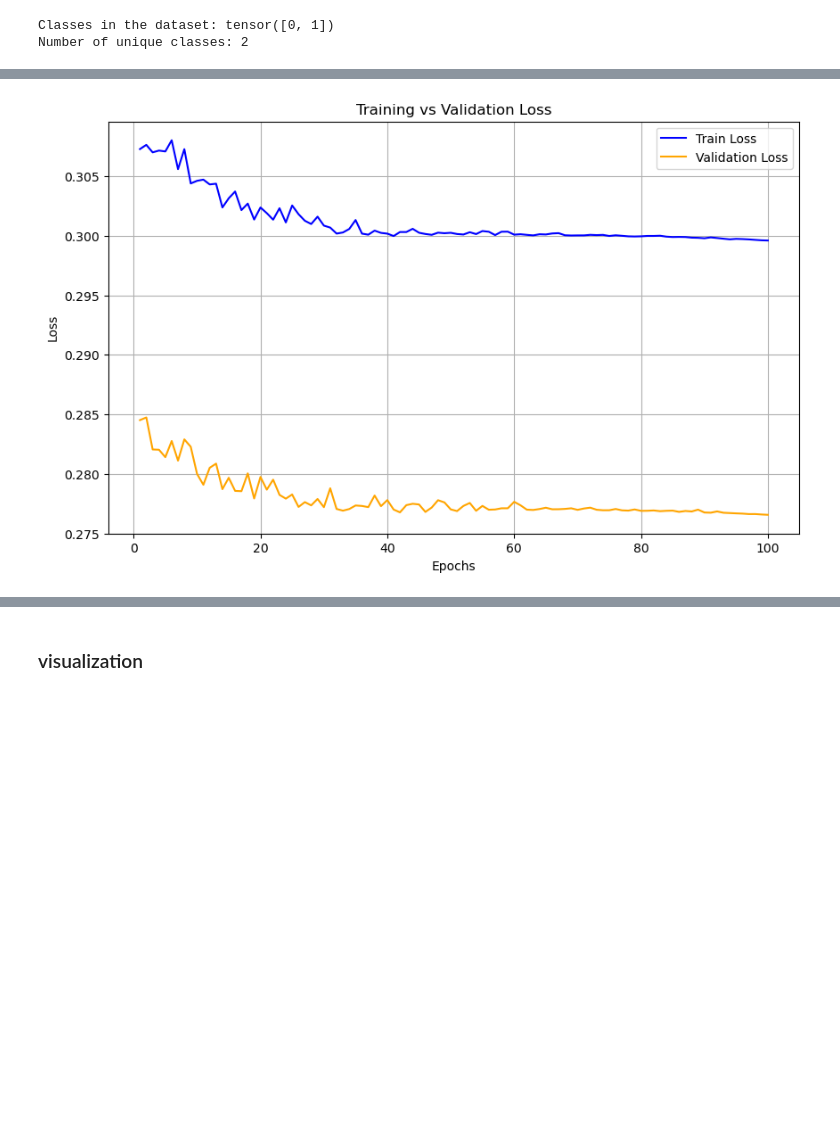
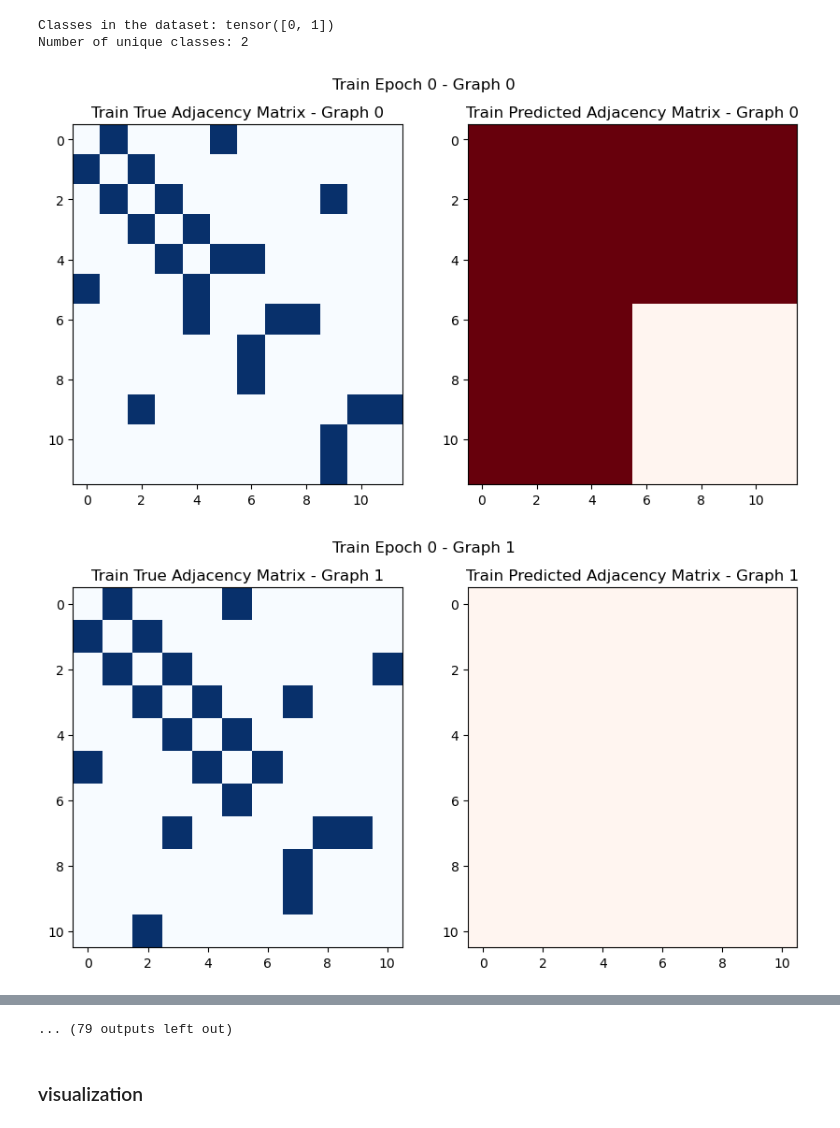
Before and after one commit to kina19131/VGAE_GEN, a Jupyter notebook: MUTAG_GVAE.ipynb, the cells around one changed output, grey strips where cells are left out. Drawn from its saved outputs; the diff is of its cells as text; code cells hidden in the pictures; blank space fills up the shorter version.

```diff
--- a/MUTAG_GVAE.ipynb
+++ b/MUTAG_GVAE.ipynb
@@ -330,14 +320,32 @@ def vae_loss(adj_true, adj_pred, mu, logstd):
     # print(f"Recon Loss: {recon_loss.item():.4f}, KL Div: {kl_divergence.item():.4f}")
 
     return recon_loss + alpha * kl_divergence
+# %%
+import matplotlib.pyplot as plt
+
+def plot_adjacency_matrices(adj_true, adj_pred, epoch, graph_idx, phase="Train"):
+    fig, axes = plt.subplots(1, 2, figsize=(10, 5))
+
+    # Plot the true adjacency matrix
+    ax = axes[0]
+    ax.imshow(adj_true.cpu().detach().numpy(), cmap="Blues", aspect='auto')
+    ax.set_title(f"{phase} True Adjacency Matrix - Graph {graph_idx}")
+
+    # Plot the predicted adjacency matrix
+    ax = axes[1]
+    ax.imshow(adj_pred.cpu().detach().numpy(), cmap="Reds", aspect='auto')
+    ax.set_title(f"{phase} Predicted Adjacency Matrix - Graph {graph_idx}")
+
+    plt.suptitle(f"{phase} Epoch {epoch} - Graph {graph_idx}")
+    plt.show()
 # %%
-def train(loader):
+def train(loader, epoch):
     encoder.train()
     decoder.train()
     total_loss = 0
 
     for batch_idx, data in enumerate(loader):
-        # optimizer.zero_grad()
+        optimizer.zero_grad()
 
         # Encode the graph into a latent representation
         mu, logstd = encoder(data.x, data.edge_index, data.batch)
@@ -382,6 +390,10 @@ def train(loader):
             # print(f"TRAIN, Graph {i}: adj_pred shape = {adj_pred.shape}, adj_true shape = {adj_true.shape}")
             # print(f"TRAIN, mu[{i}] mean = {mu[i].mean().item():.4f}, logstd[{i}] mean = {logstd[i].mean().item():.4f}")
 
+            if batch_idx == 0 and epoch % 10 == 0:  # Plot for the first batch every 10 epochs
+                plot_adjacency_matrices(adj_true, adj_pred, epoch, i, phase="Train")
+
+
             # Compute loss
             loss = vae_loss(adj_true, adj_pred, mu[i], logstd[i]) /num_nodes
             # print(f"TRAIN, Unnormalized Loss: {loss.item()*num_nodes:.4f}, num_nodes = {num_nodes}")
@@ -396,7 +408,7 @@ def train(loader):
 
     return total_loss / len(loader)
 # %%
-def validate(loader):
+def validate(loader, epoch):
     encoder.eval()  # Set encoder to evaluation mode
     decoder.eval()  # Set decoder to evaluation mode
     total_loss = 0
@@ -444,6 +456,9 @@ def validate(loader):
                 # # Print shapes and loss-related details
                 # print(f"VAL, Graph {i}: adj_pred shape = {adj_pred.shape}, adj_true shape = {adj_true.shape}")
                 # print(f"VAL, mu[{i}] mean = {mu[i].mean().item():.4f}, logstd[{i}] mean = {logstd[i].mean().item():.4f}")
+                if batch_idx == 10 and epoch % 20 == 0:  # Plot for the first batch every 10 epochs
+                    plot_adjacency_matrices(adj_true, adj_pred, epoch, i, phase="Train")
+
 
                 # Compute loss
                 loss = vae_loss(adj_true, adj_pred, mu[i], logstd[i]) / num_nodes # Normalize Loss by Graph Size
@@ -538,23 +553,25 @@ def plot_losses(train_losses, val_losses):
 # %%
 # Lists to store losses
 train_losses = []
 val_losses = []
 
 
 epochs = 100
 for epoch in range(epochs):
     # Train for one epoch
-    train_loss = train(train_loader)
+    train_loss = train(train_loader, epoch)
     train_losses.append(train_loss)
 
     # Validate for one epoch
-    val_loss = validate(val_loader)
+    val_loss = validate(val_loader, epoch)
     val_losses.append(val_loss)
 
     # Print epoch progress
     print(f"Epoch {epoch + 1}/{epochs}, Train Loss: {train_loss:.4f}, Val Loss: {val_loss:.4f}")
 
 print("train_losses:",train_losses)
 print("val_losses:", val_losses)
 plot_losses(train_losses, val_losses)
 # %% [output]
+[figure, new version]
+[figure, added]
@@ -578 +593,0 @@ val_losses: [0.2845152020454407, 0.28474139273166654, 0.2820532739162445, 0.2820
-[figure, old version]
@@ -579,3 +597,4 @@ val_losses: [0.2845152020454407, 0.28474139273166654, 0.2820532739162445, 0.2820
+... (79 outputs left out)
 # %%
 # import matplotlib.pyplot as plt
 # import networkx as nx
```
Also changed, not shown: parts of 6 cells of this notebook, 3 other files.
